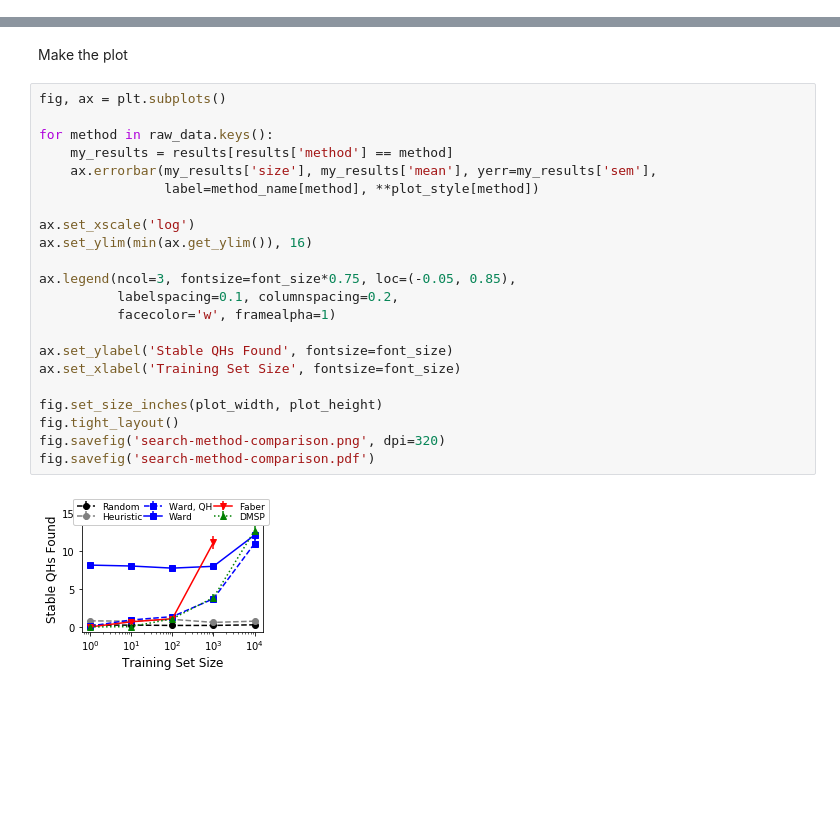
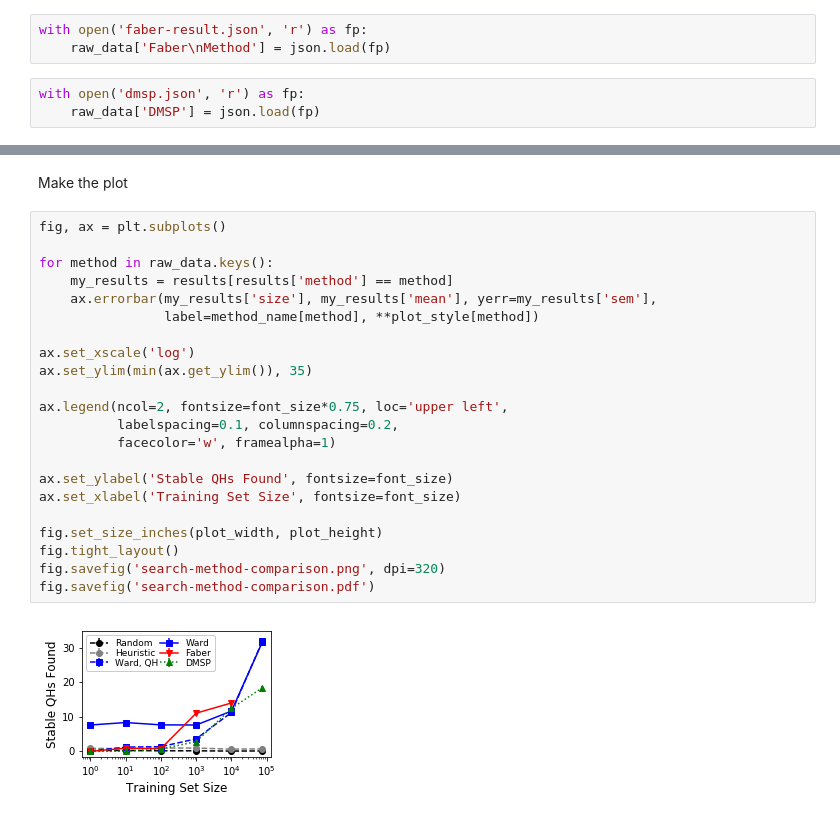
Before and after one commit to WardLT/ml-quaternary-heuslers, a Jupyter notebook: compare-methods/plot-results.ipynb, the cells around one changed output, grey strips where cells are left out. Cells and saved outputs as stored; diff of their text form; blank space fills up the shorter version.

Commit message:
Increased maximum training set sizes
10^4 for Faber method took >20 days, not doing it for 7.5 * 10^4,
because that would take at least 0.5 years on my computer

```diff
--- a/compare-methods/plot-results.ipynb
+++ b/compare-methods/plot-results.ipynb
@@ -17,6 +17,12 @@ font_size = 12
 This JSON file contains the number of QH that were found to be stable for many different methods as a function of training set size.
 # %%
 raw_data = json.load(open('test-results.json'))
+# %%
+with open('faber-result.json', 'r') as fp:
+    raw_data['Faber\nMethod'] = json.load(fp)
+# %%
+with open('dmsp.json', 'r') as fp:
+    raw_data['DMSP'] = json.load(fp)
 # %% [markdown]
 ## Compute Averages
 Get the average performance over all of the tests
@@ -99,24 +115,24 @@ Make the plot
 # %%
 fig, ax = plt.subplots()
 
 for method in raw_data.keys():
     my_results = results[results['method'] == method]
     ax.errorbar(my_results['size'], my_results['mean'], yerr=my_results['sem'],
                 label=method_name[method], **plot_style[method])
 
 ax.set_xscale('log')
-ax.set_ylim(min(ax.get_ylim()), 16)
+ax.set_ylim(min(ax.get_ylim()), 35)
 
-ax.legend(ncol=3, fontsize=font_size*0.75, loc=(-0.05, 0.85),
+ax.legend(ncol=2, fontsize=font_size*0.75, loc='upper left',
           labelspacing=0.1, columnspacing=0.2,
           facecolor='w', framealpha=1)
 
 ax.set_ylabel('Stable QHs Found', fontsize=font_size)
 ax.set_xlabel('Training Set Size', fontsize=font_size)
 
 fig.set_size_inches(plot_width, plot_height)
 fig.tight_layout()
 fig.savefig('search-method-comparison.png', dpi=320)
 fig.savefig('search-method-comparison.pdf')
 # %% [output]
-[figure, old version]
+[figure, new version]
```
Also changed, not shown: parts of 4 cells of this notebook, 10 other files.
